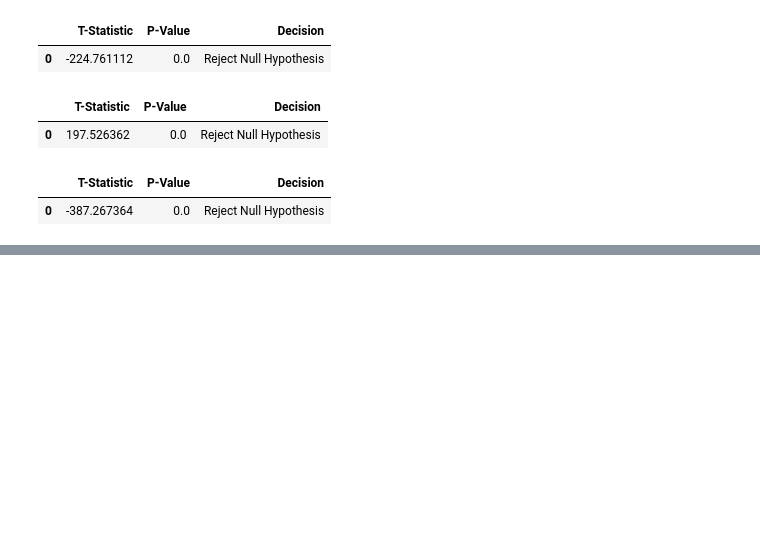
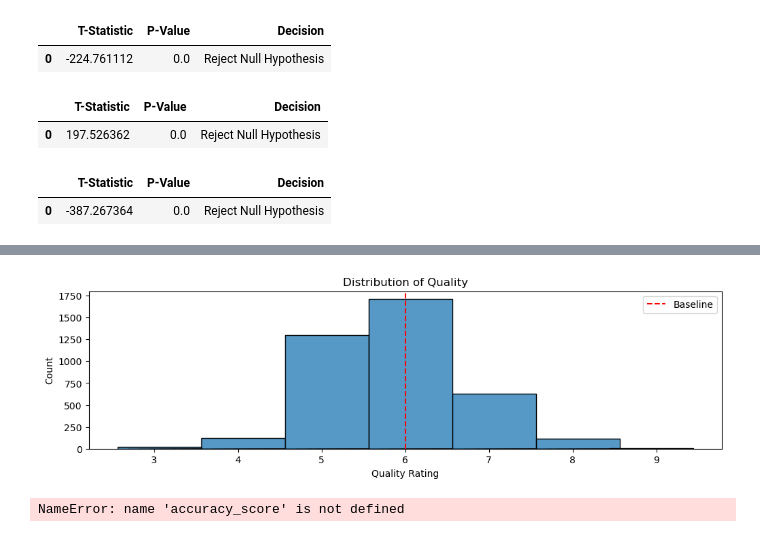
Before and after one commit to Wine-team-scott-and-manuel/wine-project, a Jupyter notebook: explore_scott.ipynb, the cells around one changed output, grey strips where cells are left out. Drawn from its saved outputs; the diff is of its cells as text; code cells hidden in the pictures; blank space fills up the shorter version.

```diff
--- a/explore_scott.ipynb
+++ b/explore_scott.ipynb
@@ -369,0 +407,16 @@ def get_models():
+# %%
+def get_distplot(train):
+    # Plot the distribution of the target variable
+    plt.figure(figsize=(12, 3))
+    sns.histplot(train['quality'], kde=False, shrink=8)
+    plt.xlabel('Quality Rating')
+    plt.ylabel('Count')
+    plt.title('Distribution of Quality')
+    # Add a vertical line for the baseline
+    plt.axvline(x=6, color='red', linestyle='--', label='Baseline')
+    plt.legend()
+    plt.show()
+# %%
+get_distplot(train)
+# %% [output]
+[figure, added]
@@ -369,0 +439,4 @@ def get_models():
+# %%
+get_test_model()
+# %% [output]
+NameError: name 'accuracy_score' is not defined
```
Also changed, not shown: parts of 6 cells of this notebook, 2 other files.
